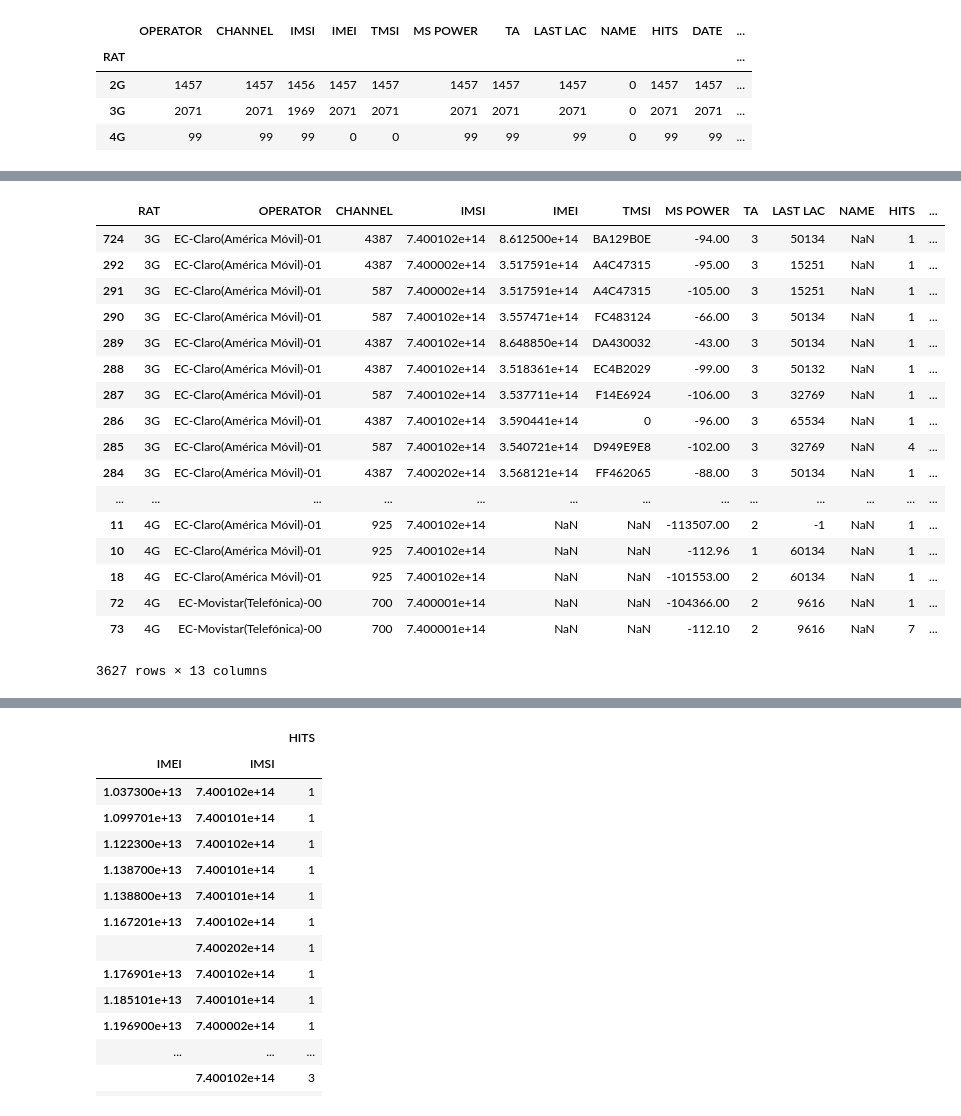
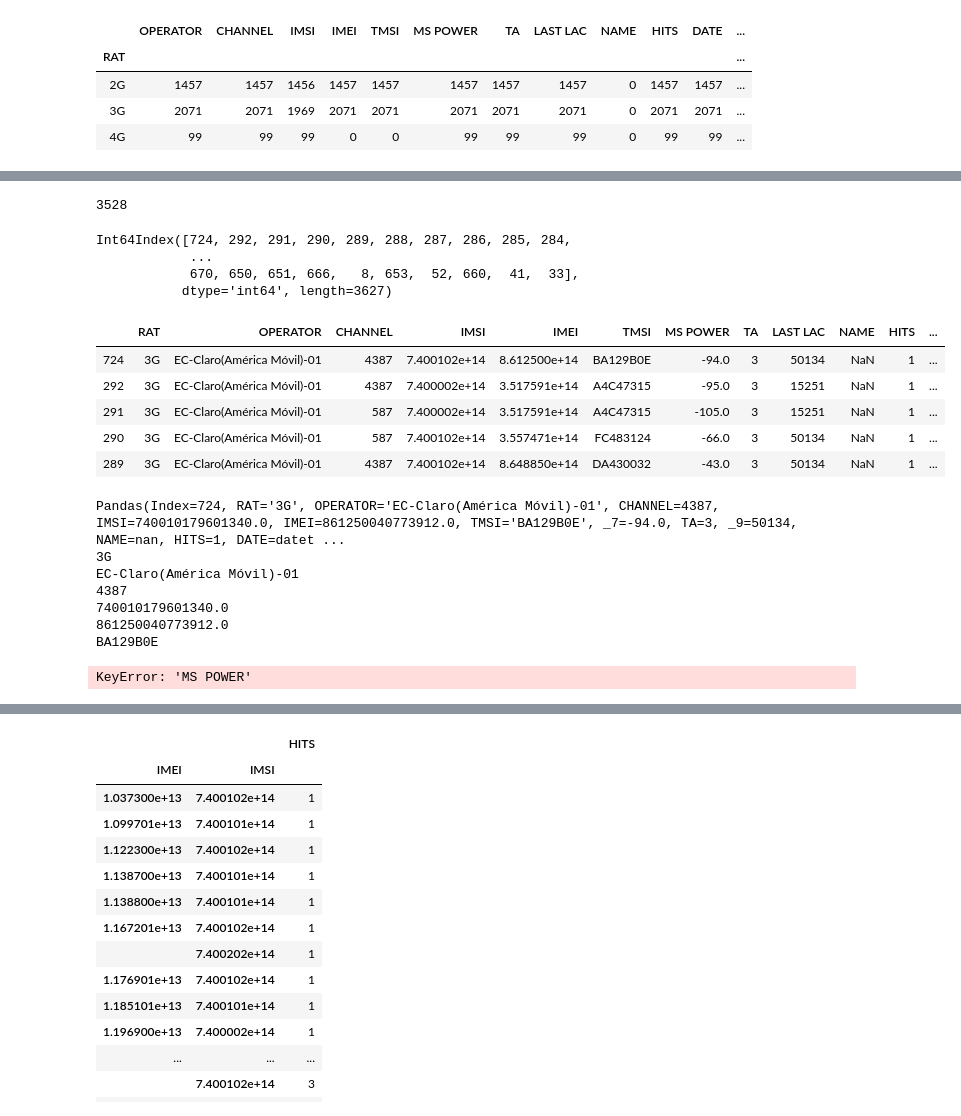
Before and after one commit to Dumaru/ExcelReports, a Jupyter notebook: Telefonia.ipynb, the cells around one changed output, grey strips where cells are left out. Saved outputs shown, nothing was run; the diff lists cells and outputs as text; code cells hidden in the pictures.

```diff
--- a/Telefonia.ipynb
+++ b/Telefonia.ipynb
@@ -344,23 +248,44 @@ def filterByRat(df, rats = []):
     groupedRats = df.groupby('RAT')
     ratDfs = [groupedRats.get_group(gn) for gn in rats]
     return pd.concat(ratDfs)
-filterByRat(allData, ["3G","2G", "4G"])
+filterByRat(allData, ["3G"]).shape
-# %% [output]
-|  | RAT | OPERATOR | CHANNEL | IMSI | IMEI | TMSI | MS POWER | TA | LAST LAC | NAME | HITS | ... |
-| 724 | 3G | EC-Claro(América Móvil)-01 | 4387 | 7.400102e+14 | 8.612500e+14 | BA129B0E | -94.00 | 3 | 50134 | NaN | 1 | ... |
-| 292 | 3G | EC-Claro(América Móvil)-01 | 4387 | 7.400002e+14 | 3.517591e+14 | A4C47315 | -95.00 | 3 | 15251 | NaN | 1 | ... |
-| 291 | 3G | EC-Claro(América Móvil)-01 | 587 | 7.400002e+14 | 3.517591e+14 | A4C47315 | -105.00 | 3 | 15251 | NaN | 1 | ... |
-| 290 | 3G | EC-Claro(América Móvil)-01 | 587 | 7.400102e+14 | 3.557471e+14 | FC483124 | -66.00 | 3 | 50134 | NaN | 1 | ... |
-| 289 | 3G | EC-Claro(América Móvil)-01 | 4387 | 7.400102e+14 | 8.648850e+14 | DA430032 | -43.00 | 3 | 50134 | NaN | 1 | ... |
-| 288 | 3G | EC-Claro(América Móvil)-01 | 4387 | 7.400102e+14 | 3.518361e+14 | EC4B2029 | -99.00 | 3 | 50132 | NaN | 1 | ... |
-| 287 | 3G | EC-Claro(América Móvil)-01 | 587 | 7.400102e+14 | 3.537711e+14 | F14E6924 | -106.00 | 3 | 32769 | NaN | 1 | ... |
-| 286 | 3G | EC-Claro(América Móvil)-01 | 4387 | 7.400102e+14 | 3.590441e+14 | 0 | -96.00 | 3 | 65534 | NaN | 1 | ... |
-| 285 | 3G | EC-Claro(América Móvil)-01 | 587 | 7.400102e+14 | 3.540721e+14 | D949E9E8 | -102.00 | 3 | 32769 | NaN | 4 | ... |
-| 284 | 3G | EC-Claro(América Móvil)-01 | 4387 | 7.400202e+14 | 3.568121e+14 | FF462065 | -88.00 | 3 | 50134 | NaN | 1 | ... |
-| ... | ... | ... | ... | ... | ... | ... | ... | ... | ... | ... | ... | ... |
-| 11 | 4G | EC-Claro(América Móvil)-01 | 925 | 7.400102e+14 | NaN | NaN | -113507.00 | 2 | -1 | NaN | 1 | ... |
-| 10 | 4G | EC-Claro(América Móvil)-01 | 925 | 7.400102e+14 | NaN | NaN | -112.96 | 1 | 60134 | NaN | 1 | ... |
-| 18 | 4G | EC-Claro(América Móvil)-01 | 925 | 7.400102e+14 | NaN | NaN | -101553.00 | 2 | 60134 | NaN | 1 | ... |
-| 72 | 4G | EC-Movistar(Telefónica)-00 | 700 | 7.400001e+14 | NaN | NaN | -104366.00 | 2 | 9616 | NaN | 1 | ... |
-| 73 | 4G | EC-Movistar(Telefónica)-00 | 700 | 7.400001e+14 | NaN | NaN | -112.10 | 2 | 9616 | NaN | 7 | ... |
-3627 rows × 13 columns
+# %%
+allData['IMEI'].count()
+# %% [output]
+3528
+# %%
+allData.index
+# %% [output]
+Int64Index([724, 292, 291, 290, 289, 288, 287, 286, 285, 284,
+            ...
+            670, 650, 651, 666,   8, 653,  52, 660,  41,  33],
+           dtype='int64', length=3627)
+# %%
+allData.head()
+# %% [output]
+|  | RAT | OPERATOR | CHANNEL | IMSI | IMEI | TMSI | MS POWER | TA | LAST LAC | NAME | HITS | ... |
+| 724 | 3G | EC-Claro(América Móvil)-01 | 4387 | 7.400102e+14 | 8.612500e+14 | BA129B0E | -94.0 | 3 | 50134 | NaN | 1 | ... |
+| 292 | 3G | EC-Claro(América Móvil)-01 | 4387 | 7.400002e+14 | 3.517591e+14 | A4C47315 | -95.0 | 3 | 15251 | NaN | 1 | ... |
+| 291 | 3G | EC-Claro(América Móvil)-01 | 587 | 7.400002e+14 | 3.517591e+14 | A4C47315 | -105.0 | 3 | 15251 | NaN | 1 | ... |
+| 290 | 3G | EC-Claro(América Móvil)-01 | 587 | 7.400102e+14 | 3.557471e+14 | FC483124 | -66.0 | 3 | 50134 | NaN | 1 | ... |
+| 289 | 3G | EC-Claro(América Móvil)-01 | 4387 | 7.400102e+14 | 8.648850e+14 | DA430032 | -43.0 | 3 | 50134 | NaN | 1 | ... |
+# %%
+headerList = tuple(allData.columns.values)
+
+for i,row in enumerate(allData.itertuples()):
+    print(row)
+    r = []
+    for i,columnName in enumerate(headerList):
+        r.append(row._asdict()[str(columnName)])
+        print(r[i])
+    print(r)
+    print("------------------------------------------------------------------------------\n\n")
+# %% [output]
+Pandas(Index=724, RAT='3G', OPERATOR='EC-Claro(América Móvil)-01', CHANNEL=4387, IMSI=740010179601340.0, IMEI=861250040773912.0, TMSI='BA129B0E', _7=-94.0, TA=3, _9=50134, NAME=nan, HITS=1, DATE=datet ...
+3G
+EC-Claro(América Móvil)-01
+4387
+740010179601340.0
+861250040773912.0
+BA129B0E
+KeyError: 'MS POWER'
```
Also changed, not shown: parts of 11 cells of this notebook, 3 other files.
